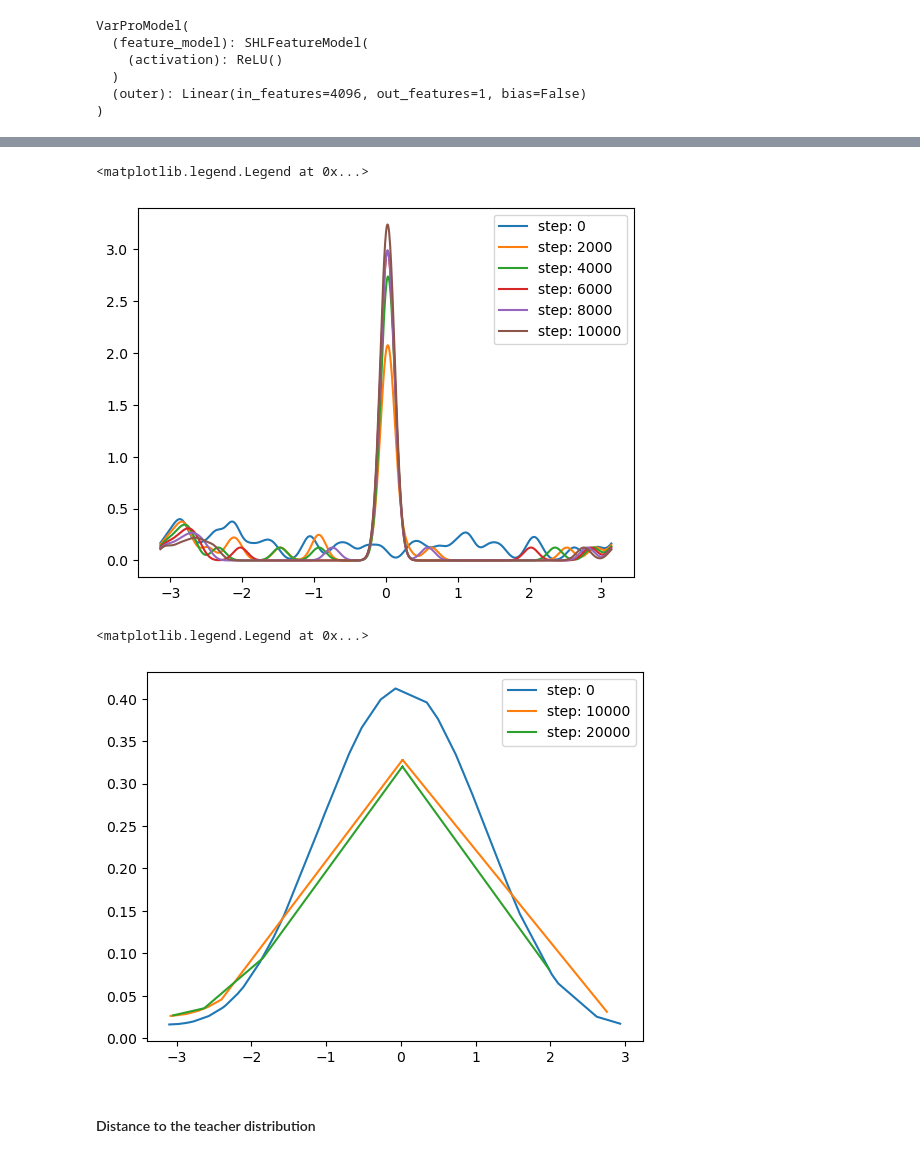
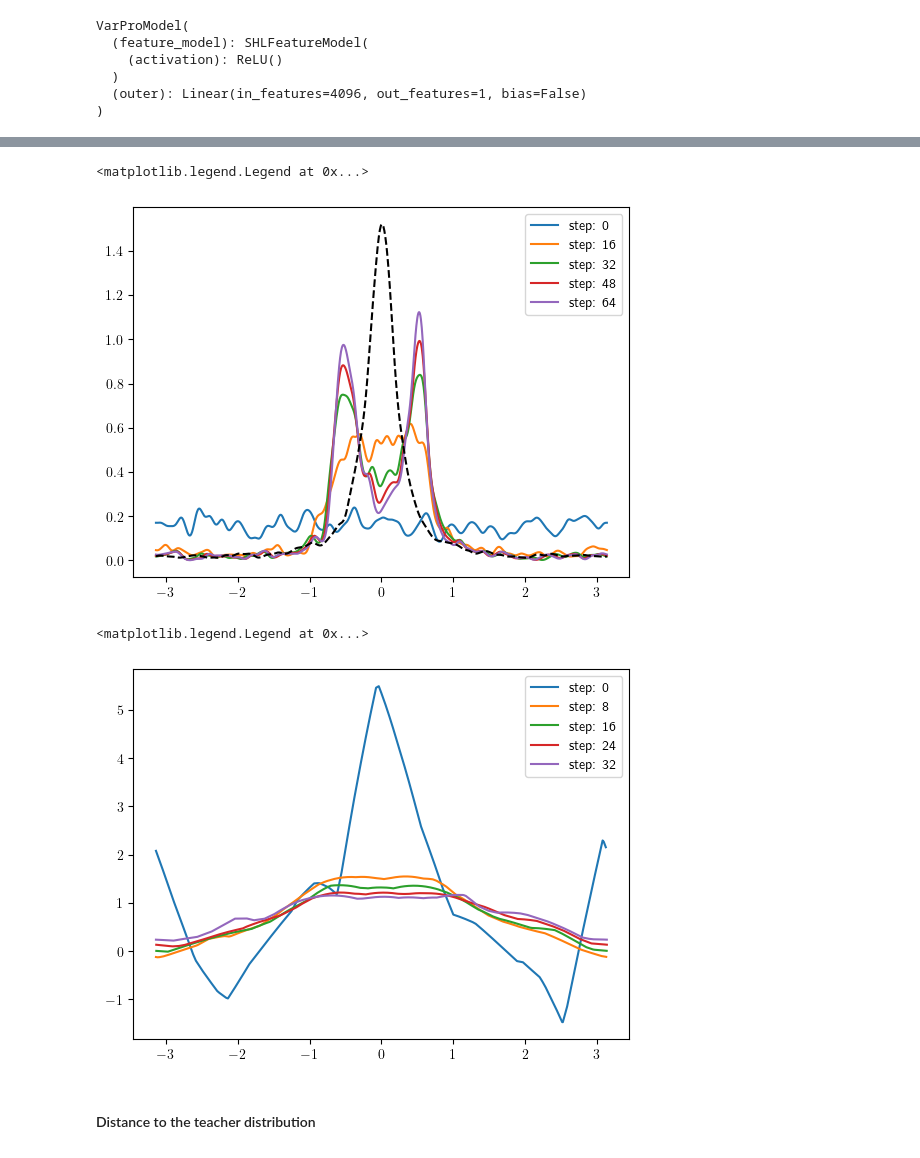
Before and after one commit to rbarboni/VarPro, a Jupyter notebook: VarPro_ReLU_1d/Experiment.ipynb, the cells around one changed output, grey strips where cells are left out. Saved outputs shown, nothing was run; the diff lists cells and outputs as text; code cells hidden in the pictures.

```diff
--- a/VarPro_ReLU_1d/Experiment.ipynb
+++ b/VarPro_ReLU_1d/Experiment.ipynb
@@ -70,7 +71,7 @@ N = 4096
 inputs = torch.randn(N,2)
 targets = teacher(inputs)
 dataset = CustomDataset(inputs, targets)
-train_loader = torch.utils.data.DataLoader(dataset, batch_size=len(dataset))
+train_loader = torch.utils.data.DataLoader(dataset, batch_size=1, shuffle=True)
 # %%
 ## Student model
 student_width = 1024
@@ -92,11 +92,11 @@ eigs[-10:]
 # %%
 ## Training
-lmbda = 1e-3
-time_scale = 2**(-8)
+lmbda = 1e-4
+time_scale = 2**(-12)
 lr = student_width * time_scale
 
 # biased or unbiased loss
-criterion = VarProCriterion(lmbda)
+criterion = VarProCriterion(lmbda, momentum=0)
 
 ## one projection to set-up outer layer
 inputs, targets = next(iter(train_loader))
@@ -114,2 +109,6 @@ KeyboardInterrupt:
+# %%
+grad_steps = 2**18
+epochs = int(grad_steps * train_loader.batch_size / len(train_loader.dataset))
+problem.train(epochs)
 # %%
 # training loss
@@ -121,18 +122,21 @@ plt.xscale('log')
 # %%
 # plot of the learned feature distribution (diracs smoothed with a gaussian)
-for i in np.arange(0, 10001, 2000):
+for i in np.arange(0, 65, 16):
     w = problem.state_list[i]['feature_model.weight'].numpy()
     f = circle_to_line(w)
 
-    plt.plot(*gaussian_conv(f, scale=0.1), label=f'step: {i}')
+    plt.plot(*gaussian_conv(f, scale=0.05), label=f'step: {i}')
+
+f_teacher = circle_to_line(teacher_init.numpy())
+plt.plot(*gaussian_conv(f_teacher, scale=0.05), '--', c='black')
 plt.legend()
 #plt.yscale('log')
 # %% [output]
 <matplotlib.legend.Legend at 0x...>
-[figure, old version]
+[figure, new version]
 # %%
 # plot of the outer layer weight (to check if positive and smooth)
-for i in np.arange(0, 20001, 10000):
+for i in np.arange(0, 33, 8):
     w = problem.state_list[i]['feature_model.weight'].numpy()
     f = circle_to_line(w)
     idx = np.argsort(f)
@@ -143,7 +147,7 @@ for i in np.arange(0, 20001, 10000):
 plt.legend()
 # %% [output]
 <matplotlib.legend.Legend at 0x...>
-[figure, old version]
+[figure, new version]
 # %% [markdown]
 #### Distance to the teacher distribution
 # %%
```
Also changed, not shown: parts of 7 cells of this notebook, 10 other files.
